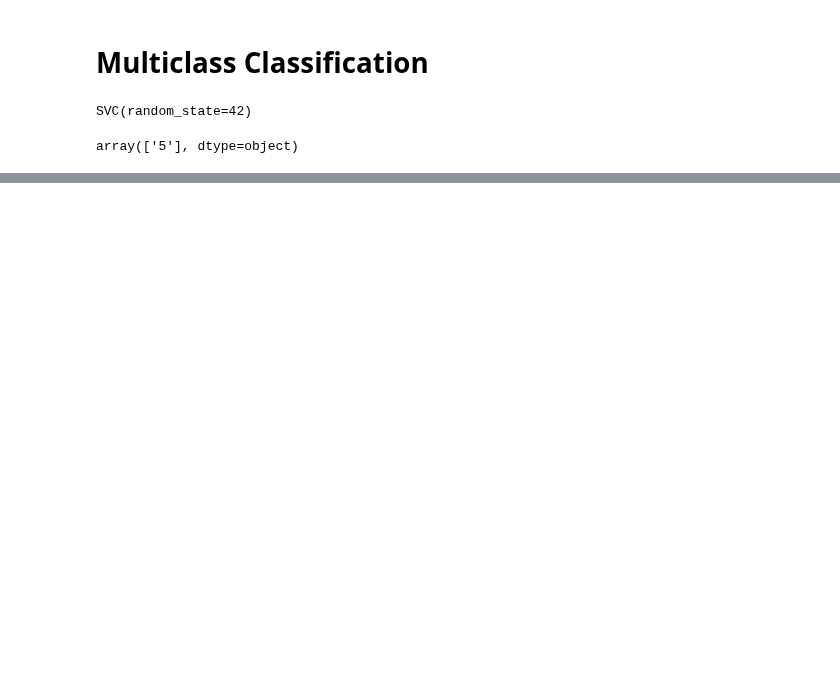
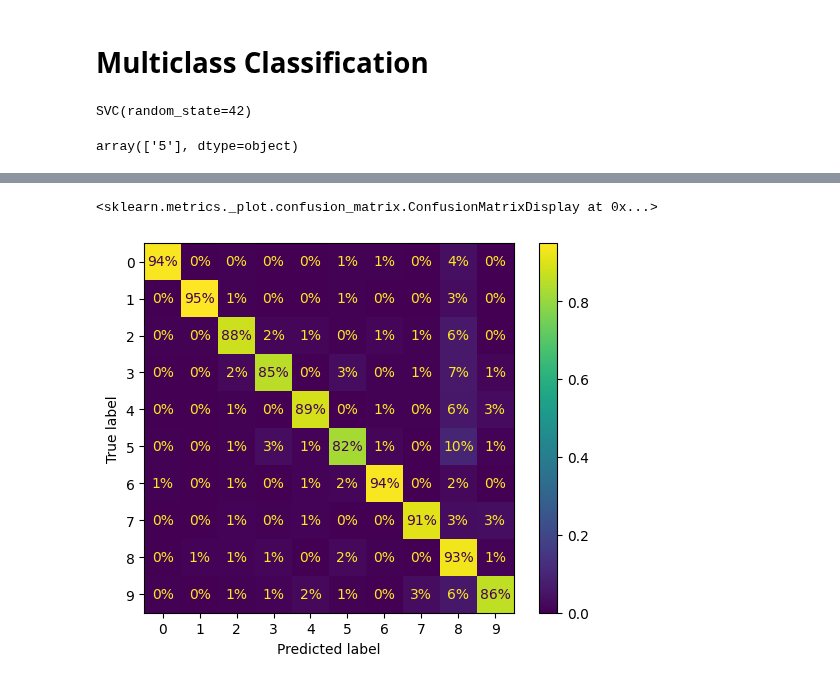
Before and after one commit to TaurusFire/Hands-on-Machine-Learning-Code-Notes, a Jupyter notebook: Chapter 3- Classification/Multiclass Classification.ipynb, the cells around one changed output, grey strips where cells are left out. Cells and saved outputs as stored; diff of their text form; code cells hidden in the pictures; blank space fills up the shorter version.

```diff
--- a/Chapter 3- Classification/Multiclass Classification.ipynb
+++ b/Chapter 3- Classification/Multiclass Classification.ipynb
@@ -24,0 +91,7 @@ array(['5'], dtype=object)
+# %%
+ConfusionMatrixDisplay.from_predictions(y_train, y_train_pred, normalize='true', values_format=".0%") #format to obtain percentages with no decimals
+#setting normalise = 'true' divides the number in each cell by the total number of instances in that class. helps visualise how many errors for each class.
+#5s were often misclassified as 8s. but only 2% of 8s are misclassified as 5s.
+# %% [output]
+<sklearn.metrics._plot.confusion_matrix.ConfusionMatrixDisplay at 0x...>
+[figure, added]
```
Also changed, not shown: parts of 17 cells of this notebook, 1 other file.
